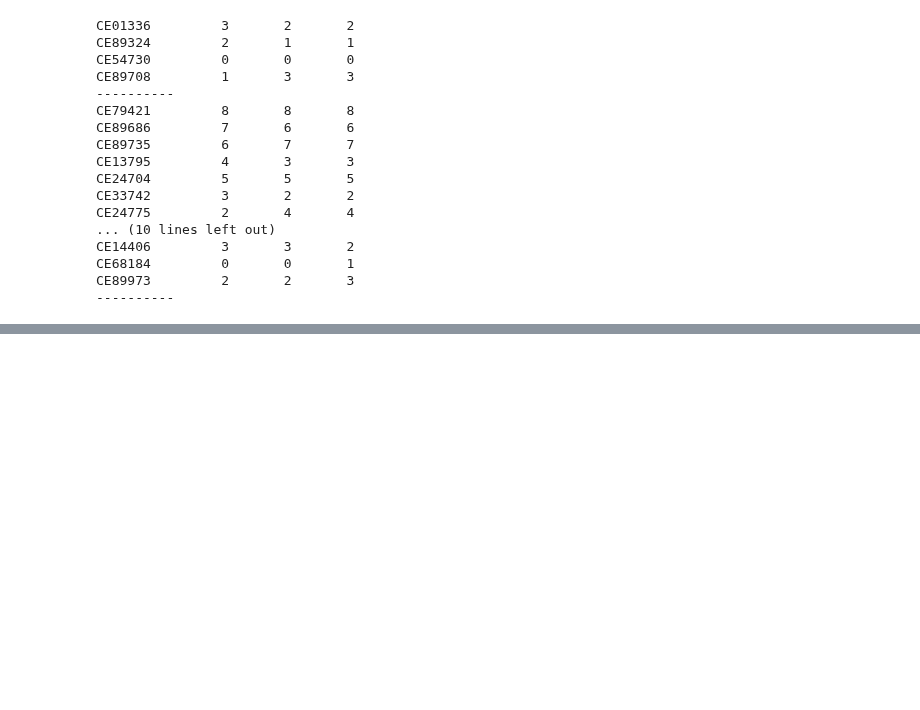
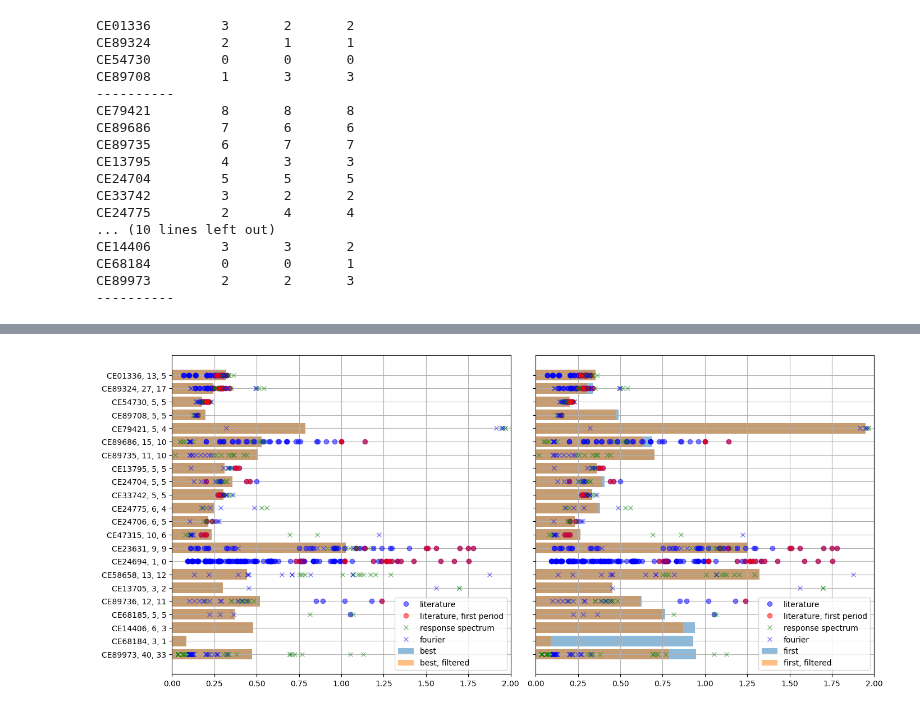
Before and after one commit to chrystalchern/mdof, a Jupyter notebook: studies/rank_bridges_by_1st_period.ipynb, the cells around one changed output, grey strips where cells are left out. Cells and saved outputs as stored; diff of their text form; code cells hidden in the pictures; blank space fills up the shorter version.

```diff
--- a/studies/rank_bridges_by_1st_period.ipynb
+++ b/studies/rank_bridges_by_1st_period.ipynb
@@ -230,0 +203,26 @@ CE89973         2       2       3
+# %%
+stations_ordered = sorted(bridge_data.keys(), key=lambda x: bridge_data[x]["sort_id"])
+station_labels = [station+", "+str((bridge_data[station])["n_events"])+", "+str(bridge_data[station]["n_events_filtered"]) for station in stations_ordered]
+station_indices = np.arange(len(station_labels))
+
+for (i,station_index),station in zip(enumerate(station_indices),reversed(stations_ordered)):
+    ax[0].plot(bridge_data[station]["literature"]["distribution"],[station_index]*len(bridge_data[station]["literature"]["distribution"]),"bo",label=["literature" if i==0 else None][0],alpha=0.5)
+    ax[0].plot(bridge_data[station]["literature"]["first"],[station_index]*len(bridge_data[station]["literature"]["first"]),"ro",label=["literature, first period" if i==0 else None][0],alpha=0.5)
+    ax[1].plot(bridge_data[station]["literature"]["distribution"],[station_index]*len(bridge_data[station]["literature"]["distribution"]),"bo",label=["literature" if i==0 else None][0],alpha=0.5)
+    ax[1].plot(bridge_data[station]["literature"]["first"],[station_index]*len(bridge_data[station]["literature"]["first"]),"ro",label=["literature, first period" if i==0 else None][0],alpha=0.5)
+    for j in range(2):
+        ax[j].plot(bridge_data[station]["platform"]["transfer"]["response_spectrum"],[station_index]*len(bridge_data[station]["platform"]["transfer"]["response_spectrum"]),"gx",label=["response spectrum" if i==0 else None][0],alpha=0.5)
+        ax[j].plot(bridge_data[station]["platform"]["transfer"]["fourier"],[station_index]*len(bridge_data[station]["platform"]["transfer"]["fourier"]),"bx",label=["fourier" if i==0 else None][0],alpha=0.5)
+ax[0].barh(station_indices, [bridge_data[station]["platform"]["state_space"]["best"]["unfiltered"]["average"] for station in reversed(stations_ordered)], label="best", alpha=0.5)
+ax[0].barh(station_indices, [bridge_data[station]["platform"]["state_space"]["best"]["filtered"]["average"] for station in reversed(stations_ordered)], label="best, filtered", alpha=0.5)
+ax[1].barh(station_indices, [bridge_data[station]["platform"]["state_space"]["first"]["unfiltered"]["average"] for station in reversed(stations_ordered)], label="first", alpha=0.5)
+ax[1].barh(station_indices, [bridge_data[station]["platform"]["state_space"]["first"]["filtered"]["average"] for station in reversed(stations_ordered)], label="first, filtered", alpha=0.5)
+ax[0].set_yticks(np.flip(station_indices))
+ax[0].set_yticklabels(station_labels)
+for i in range(2):
+    # ax[i].set_xlim(0,8)
+    ax[i].set_xlim(0,2)
+    ax[i].grid("on")
+    ax[i].legend()
+# %% [output]
+[figure, added]
```
Also changed, not shown: parts of 20 cells of this notebook, 2 other files.
